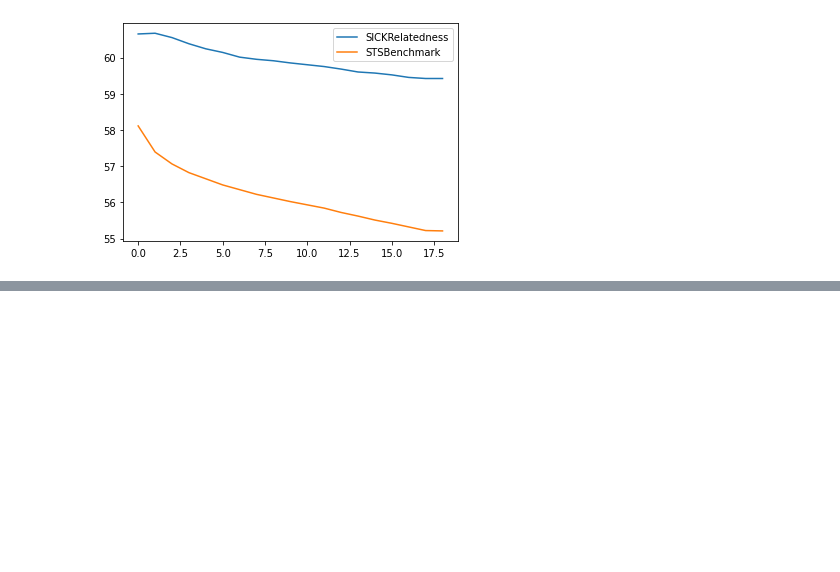
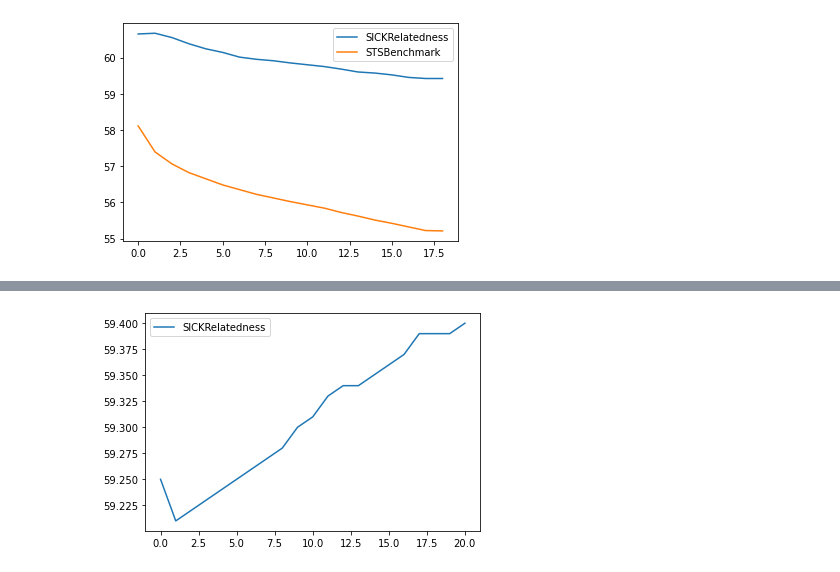
Before and after one commit to MaveriQ/barlowtwins, a Jupyter notebook: pl_model/senteval/result_plots.ipynb, the cells around one changed output, grey strips where cells are left out. Cells and saved outputs as stored; diff of their text form; code cells hidden in the pictures; blank space fills up the shorter version.

```diff
--- a/pl_model/senteval/result_plots.ipynb
+++ b/pl_model/senteval/result_plots.ipynb
@@ -139,0 +148,8 @@ plt.legend(['SICKRelatedness','STSBenchmark']);
+# %%
+model_8192 = process_data('bert_frozen_8192-8192_gpus2.csv')
+# %%
+# model_8192.SICKRelatedness.plot()
+model_8192.STSBenchmark.plot()
+plt.legend(['SICKRelatedness','STSBenchmark']);
+# %% [output]
+[figure, added]
```
Also changed, not shown: parts of 6 cells of this notebook, 7 other files.
